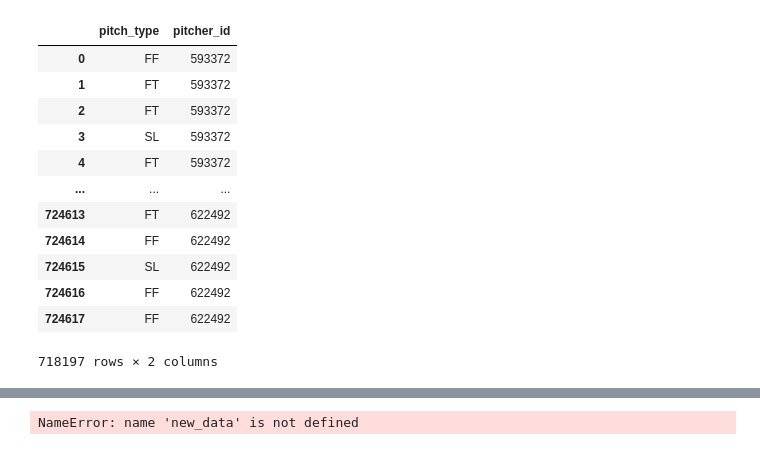
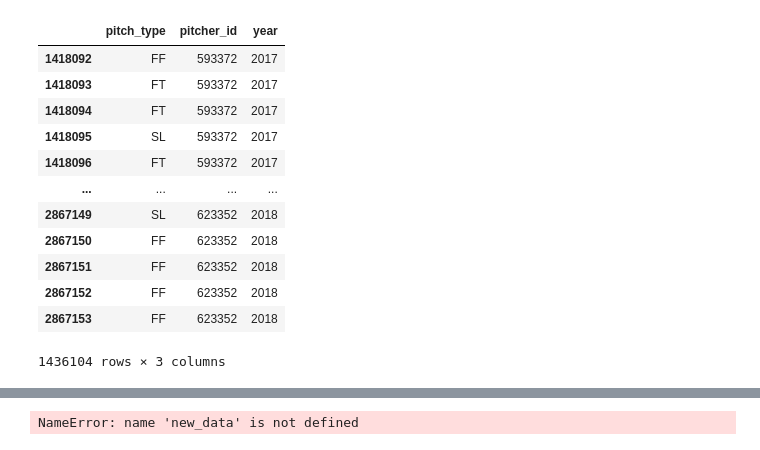
Before and after one commit to yshong211/mlb_ant, a Jupyter notebook: mlb_pitch_prediction.ipynb, the cells around one changed output, grey strips where cells are left out. Saved outputs shown, nothing was run; the diff lists cells and outputs as text; code cells hidden in the pictures.

Commit message:
Added 17-18 pitch type proportion

```diff
--- a/mlb_pitch_prediction.ipynb
+++ b/mlb_pitch_prediction.ipynb
@@ -68,2 +62,4 @@ pd.read_csv("data17.csv")
+# %%
+data1718 = pd.read_csv("data1718.csv")
 # %%
-data17_merge = pd.DataFrame(data17[['pitch_type', 'pitcher_id']])
+data1718_merge = pd.DataFrame(data1718[['pitch_type', 'pitcher_id', 'year']])
@@ -77,18 +82,25 @@ data17_merge = data17_merge[data17_merge.pitch_type != 'FO']
+# %%
+data1718_merge = data1718_merge[data1718_merge.pitch_type != 'AB']
+data1718_merge = data1718_merge[data1718_merge.pitch_type != 'UN']
+data1718_merge = data1718_merge[data1718_merge.pitch_type != 'EP']
+data1718_merge = data1718_merge[data1718_merge.pitch_type != 'SC']
+data1718_merge = data1718_merge[data1718_merge.pitch_type != 'PO']
+data1718_merge = data1718_merge[data1718_merge.pitch_type != 'FO']
 # %%
-data17_merge.dropna()
+data1718_merge.dropna()
 # %% [output]
-|  | pitch_type | pitcher_id |
-| 0 | FF | 593372 |
-| 1 | FT | 593372 |
-| 2 | FT | 593372 |
-| 3 | SL | 593372 |
-| 4 | FT | 593372 |
-| ... | ... | ... |
-| 724613 | FT | 622492 |
-| 724614 | FF | 622492 |
-| 724615 | SL | 622492 |
-| 724616 | FF | 622492 |
-| 724617 | FF | 622492 |
+|  | pitch_type | pitcher_id | year |
+| 1418092 | FF | 593372 | 2017 |
+| 1418093 | FT | 593372 | 2017 |
+| 1418094 | FT | 593372 | 2017 |
+| 1418095 | SL | 593372 | 2017 |
+| 1418096 | FT | 593372 | 2017 |
+| ... | ... | ... | ... |
+| 2867149 | SL | 623352 | 2018 |
+| 2867150 | FF | 623352 | 2018 |
+| 2867151 | FF | 623352 | 2018 |
+| 2867152 | FF | 623352 | 2018 |
+| 2867153 | FF | 623352 | 2018 |
-718197 rows × 2 columns
+1436104 rows × 3 columns
 # %%
 pitcherid=set()
```
Also changed, not shown: parts of 42 cells of this notebook.
